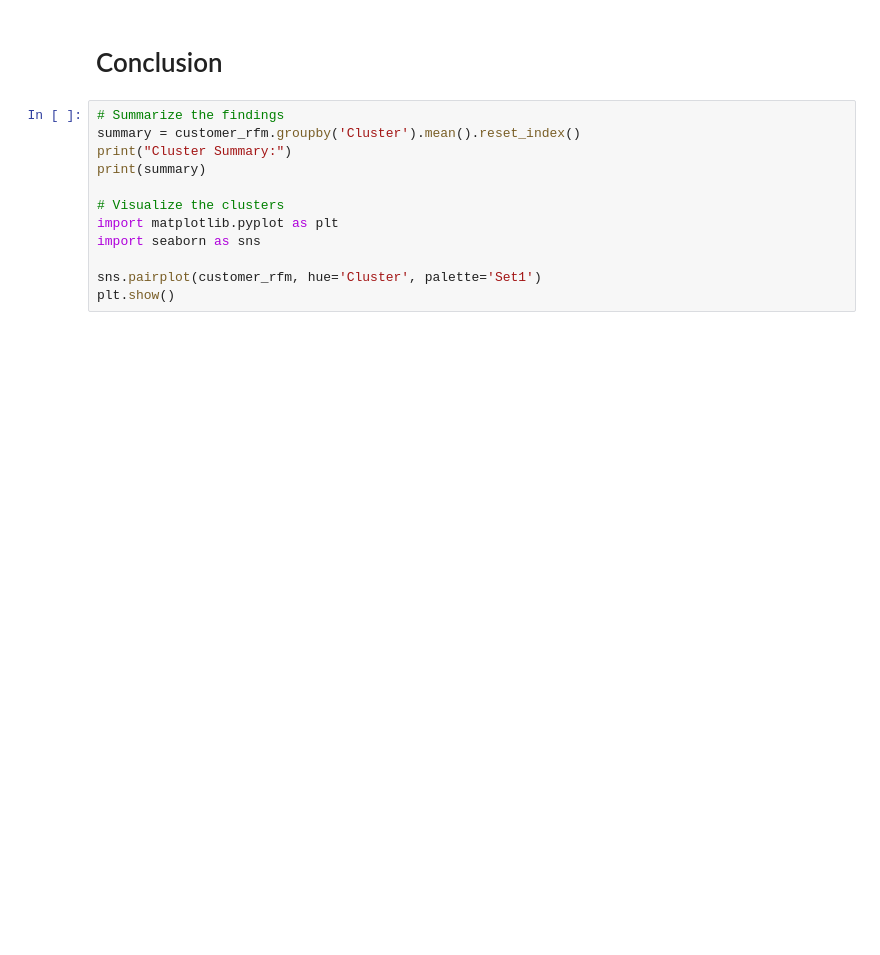
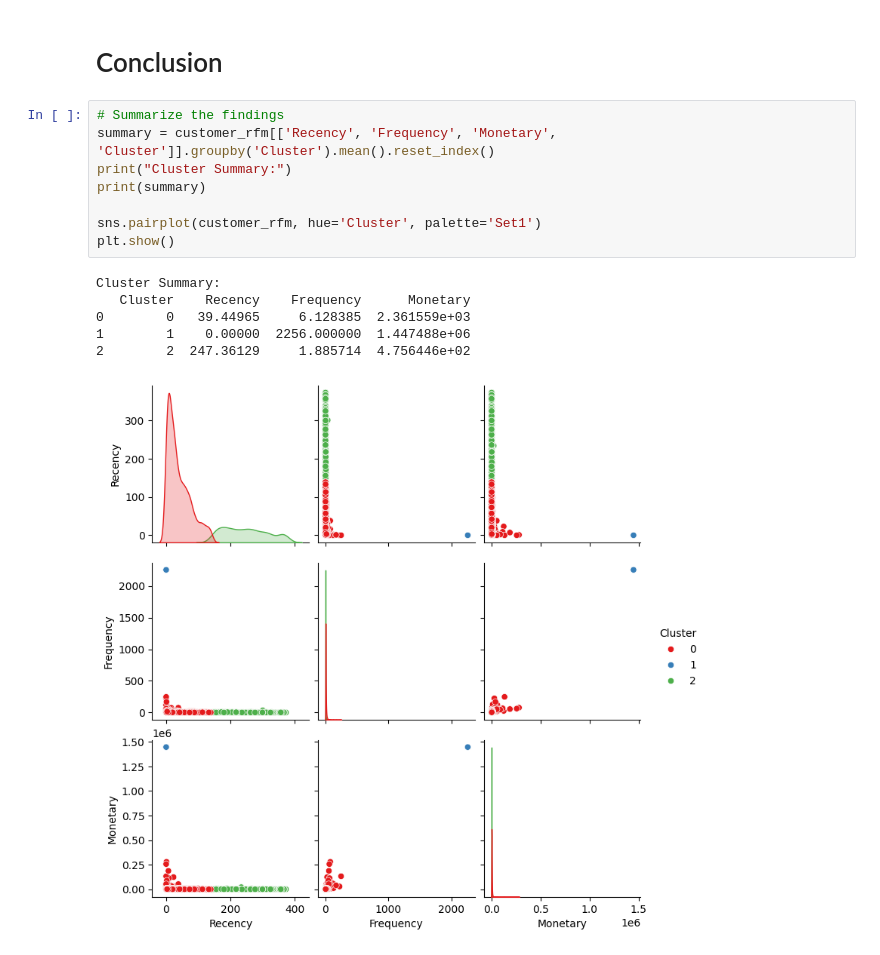
Before and after one commit to JoshuaPaul-lasisi/Customer_segmentation, a Jupyter notebook: Customer_segmentation.ipynb, the cells around one changed output. Cells and saved outputs as stored; diff of their text form; blank space fills up the shorter version.

```diff
--- a/Customer_segmentation.ipynb
+++ b/Customer_segmentation.ipynb
@@ -938,13 +1016,16 @@ print(f'Silhouette Score: {silhouette_avg}')
 # Conclusion
 # %%
 # Summarize the findings
-summary = customer_rfm.groupby('Cluster').mean().reset_index()
+summary = customer_rfm[['Recency', 'Frequency', 'Monetary', 'Cluster']].groupby('Cluster').mean().reset_index()
 print("Cluster Summary:")
 print(summary)
 
-# Visualize the clusters
-import matplotlib.pyplot as plt
-import seaborn as sns
-
 sns.pairplot(customer_rfm, hue='Cluster', palette='Set1')
 plt.show()
+# %% [output]
+Cluster Summary:
+   Cluster    Recency    Frequency      Monetary
+0        0   39.44965     6.128385  2.361559e+03
+1        1    0.00000  2256.000000  1.447488e+06
+2        2  247.36129     1.885714  4.756446e+02
+[figure, added]
```
Also changed, not shown: parts of 9 cells of this notebook.
